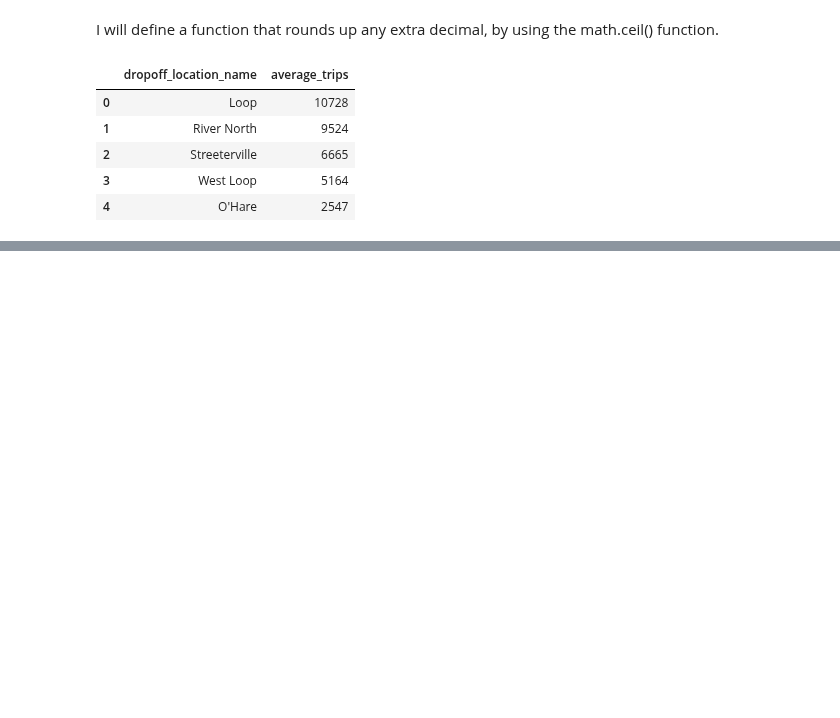
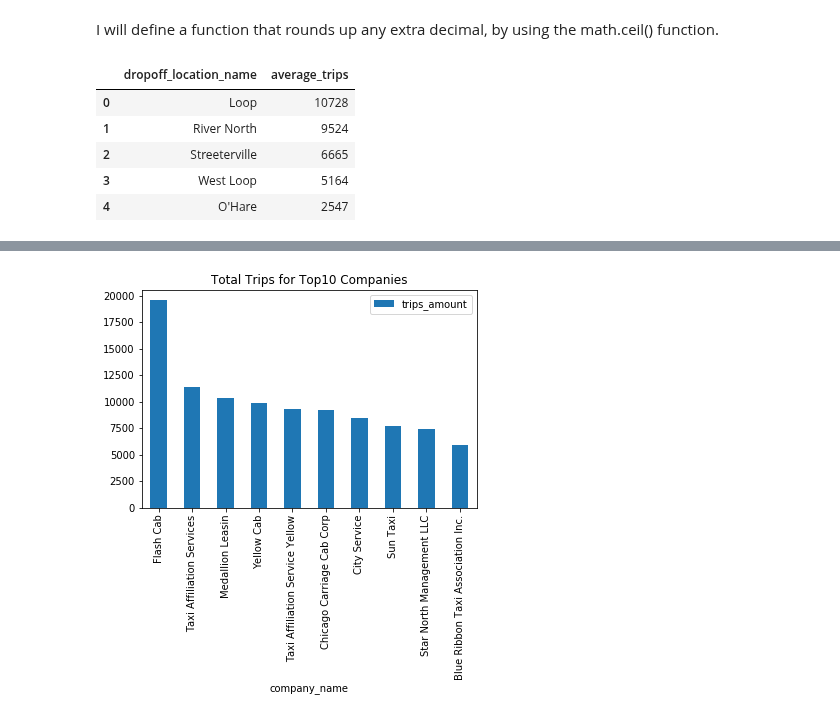
Before and after one commit to Alumasa/data_science_practicum, a Jupyter notebook: Data Collection and Storage Project part2.ipynb, the cells around one changed output, grey strips where cells are left out. Drawn from its saved outputs; the diff is of its cells as text; code cells hidden in the pictures; blank space fills up the shorter version.

```diff
--- a/Data Collection and Storage Project part2.ipynb
+++ b/Data Collection and Storage Project part2.ipynb
@@ -87,0 +128,2 @@ data_neigh['average_trips'] = data_neigh['average_trips'].astype(np.int64)
+# %%
+top10_company = data_rides.sort_values('trips_amount', ascending=False).head(10)
@@ -87,0 +144,4 @@ data_neigh['average_trips'] = data_neigh['average_trips'].astype(np.int64)
+# %%
+top10_company.plot(kind='bar', x='company_name', y='trips_amount', title='Total Trips for Top10 Companies');
+# %% [output]
+[figure, added]
```
Also changed, not shown: parts of 10 cells of this notebook.
